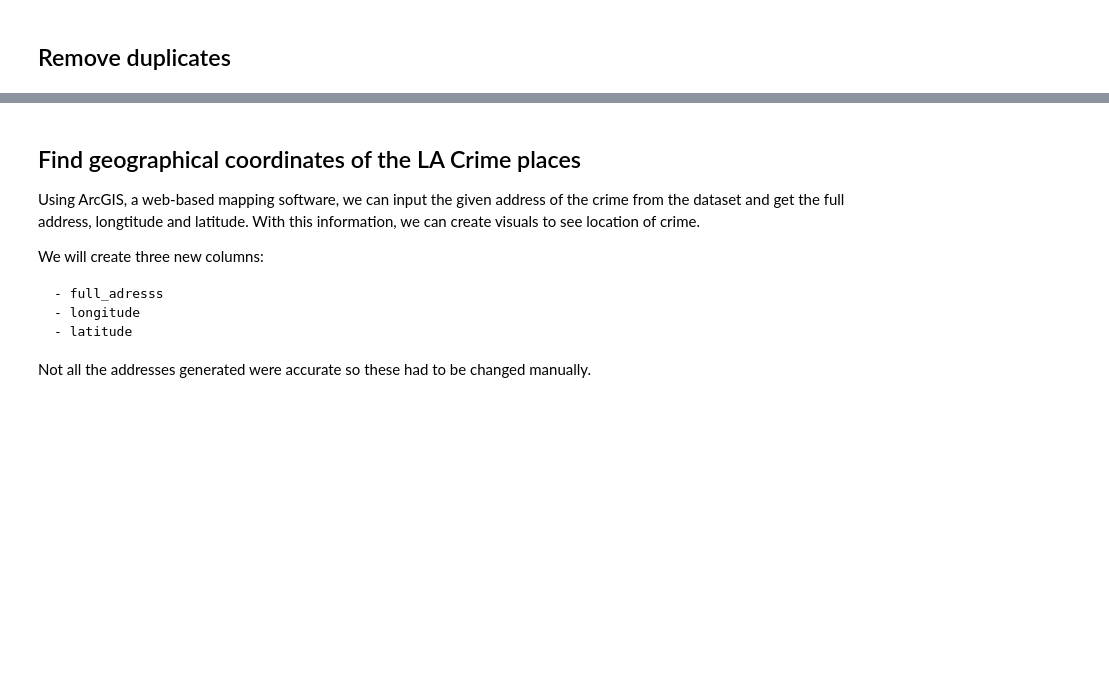
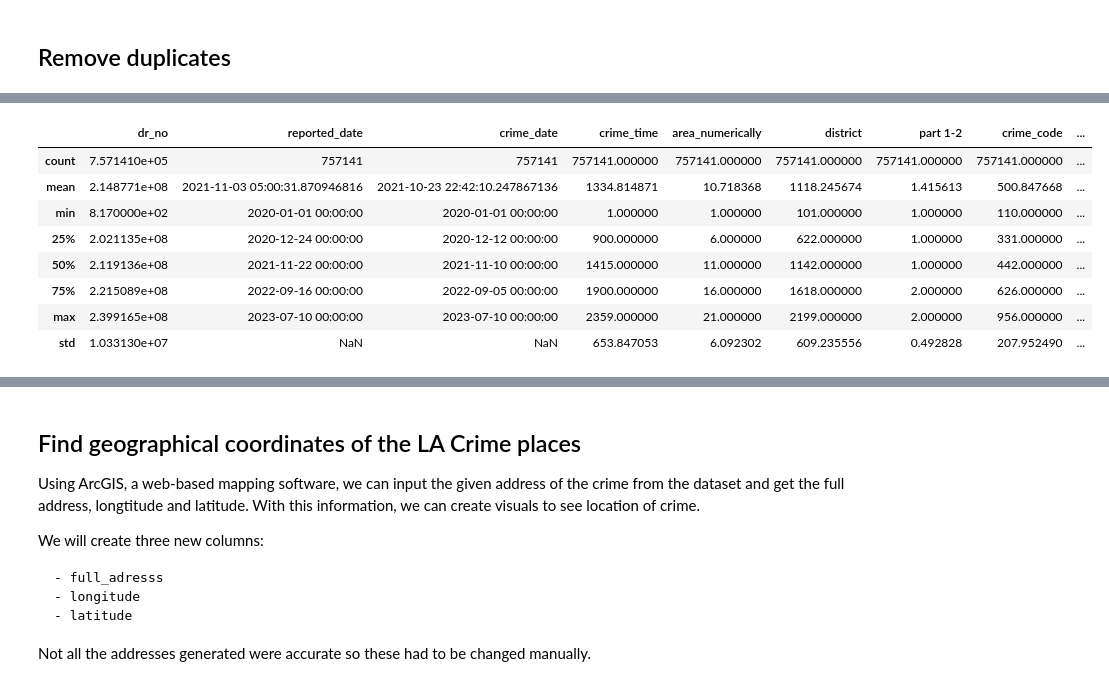
Before and after one commit to magkrupa/Los_Angeles_crime_analysis, a Jupyter notebook: code/data_prep.ipynb, the cells around one changed output, grey strips where cells are left out. Saved outputs shown, nothing was run; the diff lists cells and outputs as text; code cells hidden in the pictures; blank space fills up the shorter version.

```diff
--- a/code/data_prep.ipynb
+++ b/code/data_prep.ipynb
@@ -185,0 +214,12 @@ df.drop_duplicates(inplace=True)
+# %%
+df.describe()
+# %% [output]
+|  | dr_no | reported_date | crime_date | crime_time | area_numerically | district | part 1-2 | crime_code | ... |
+| count | 7.571410e+05 | 757141 | 757141 | 757141.000000 | 757141.000000 | 757141.000000 | 757141.000000 | 757141.000000 | ... |
+| mean | 2.148771e+08 | 2021-11-03 05:00:31.870946816 | 2021-10-23 22:42:10.247867136 | 1334.814871 | 10.718368 | 1118.245674 | 1.415613 | 500.847668 | ... |
+| min | 8.170000e+02 | 2020-01-01 00:00:00 | 2020-01-01 00:00:00 | 1.000000 | 1.000000 | 101.000000 | 1.000000 | 110.000000 | ... |
+| 25% | 2.021135e+08 | 2020-12-24 00:00:00 | 2020-12-12 00:00:00 | 900.000000 | 6.000000 | 622.000000 | 1.000000 | 331.000000 | ... |
+| 50% | 2.119136e+08 | 2021-11-22 00:00:00 | 2021-11-10 00:00:00 | 1415.000000 | 11.000000 | 1142.000000 | 1.000000 | 442.000000 | ... |
+| 75% | 2.215089e+08 | 2022-09-16 00:00:00 | 2022-09-05 00:00:00 | 1900.000000 | 16.000000 | 1618.000000 | 2.000000 | 626.000000 | ... |
+| max | 2.399165e+08 | 2023-07-10 00:00:00 | 2023-07-10 00:00:00 | 2359.000000 | 21.000000 | 2199.000000 | 2.000000 | 956.000000 | ... |
+| std | 1.033130e+07 | NaN | NaN | 653.847053 | 6.092302 | 609.235556 | 0.492828 | 207.952490 | ... |
```
Also changed, not shown: parts of 19 cells of this notebook, 1 other file.
